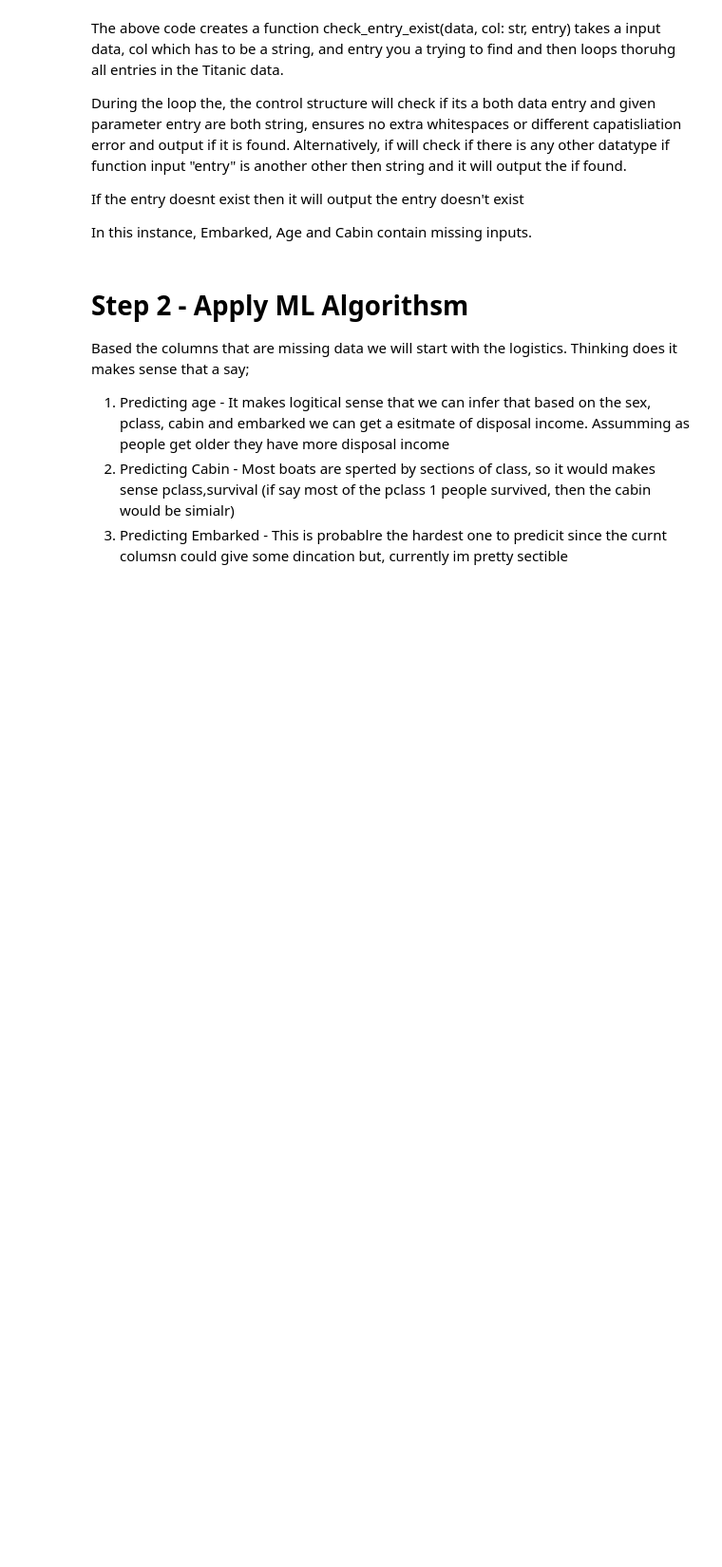
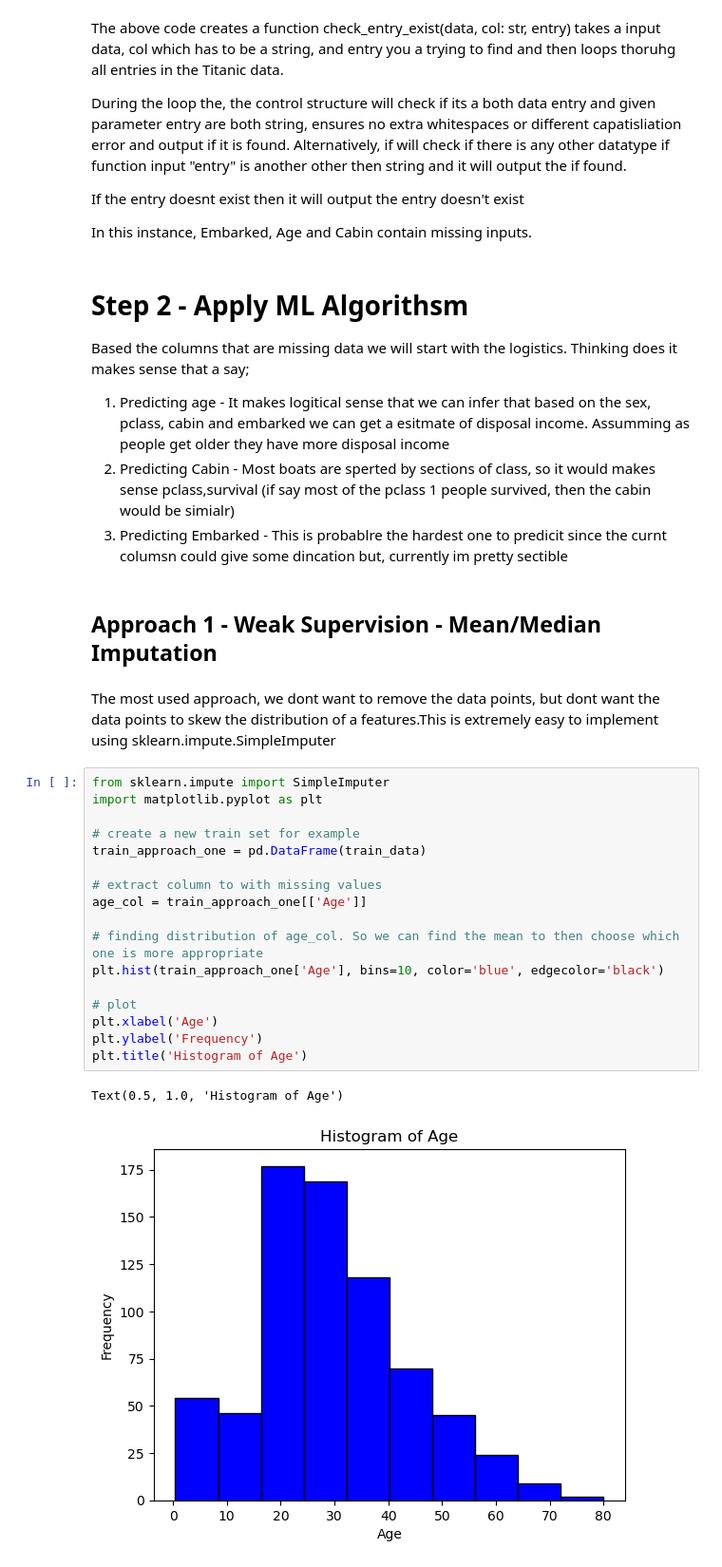
Before and after one commit to Shahid0120/Shahid0120.github.io, a Jupyter notebook: _posts/handling_misslabelled_data.md.ipynb, the cells around one changed output. Shown at 95% size. Drawn from its saved outputs; the diff is of its cells as text; blank space fills up the shorter version.

```diff
--- a/_posts/handling_misslabelled_data.md.ipynb
+++ b/_posts/handling_misslabelled_data.md.ipynb
@@ -142,3 +144,27 @@ Based the columns that are missing data we will start with the logistics. Thinki
 1. Predicting age - It makes logitical sense that we can infer that based on the sex, pclass, cabin and embarked we can get a esitmate of disposal income. Assumming as people get older they have more disposal income
 2. Predicting Cabin - Most boats are sperted by sections of class, so it would makes sense pclass,survival (if say most of the pclass 1 people survived, then the cabin would be simialr)
 2. Predicting Embarked - This is probablre the hardest one to predicit since the curnt columsn could give some dincation but, currently im pretty sectible
+# %% [markdown]
+## Approach 1 - Weak Supervision - Mean/Median Imputation
+# %% [markdown]
+The most used approach, we dont want to remove the data points, but dont want the data points to skew the distribution of a features.This is extremely easy to implement using sklearn.impute.SimpleImputer
+# %%
+from sklearn.impute import SimpleImputer
+import matplotlib.pyplot as plt
+
+# create a new train set for example
+train_approach_one = pd.DataFrame(train_data)
+
+# extract column to with missing values
+age_col = train_approach_one[['Age']]
+
+# finding distribution of age_col. So we can find the mean to then choose which one is more appropriate
+plt.hist(train_approach_one['Age'], bins=10, color='blue', edgecolor='black')
+
+# plot
+plt.xlabel('Age')
+plt.ylabel('Frequency')
+plt.title('Histogram of Age')
+# %% [output]
+Text(0.5, 1.0, 'Histogram of Age')
+[figure, added]
```
Also changed, not shown: parts of 12 cells of this notebook.
